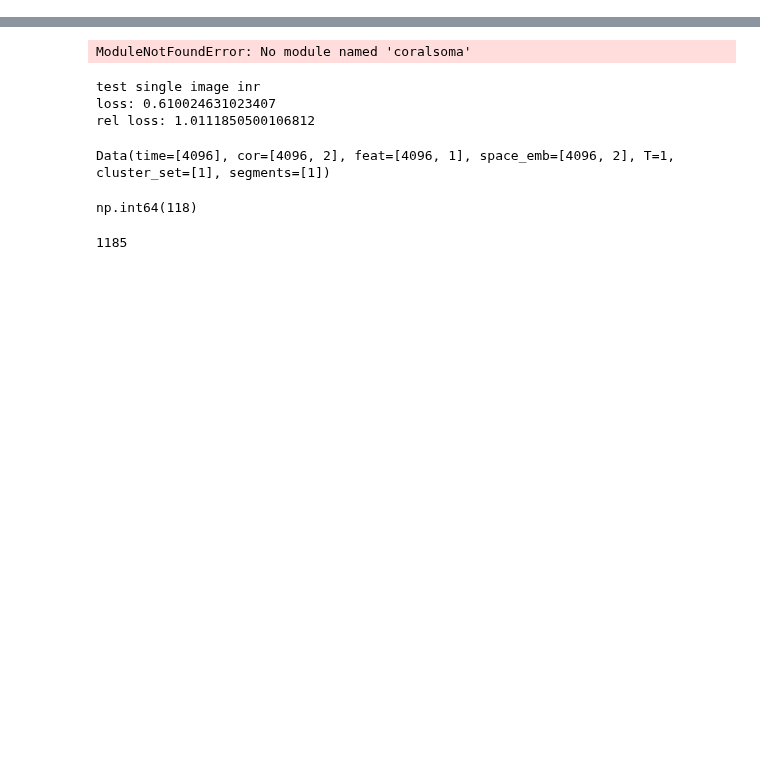
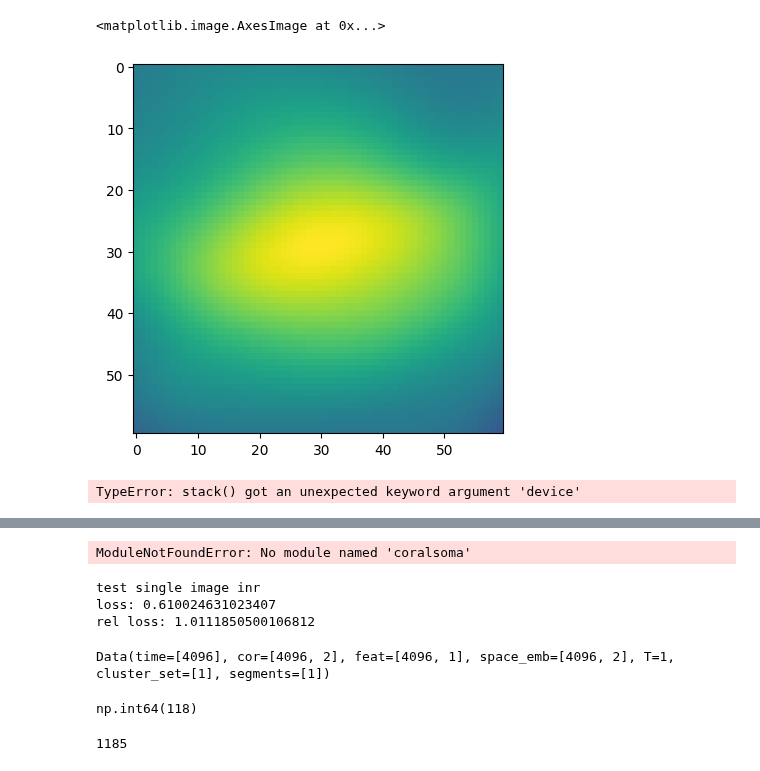
Before and after one commit to guangzhao27/inr_sampling, a Jupyter notebook: inr_sample/Run_Test.ipynb, the cells around one changed output, grey strips where cells are left out. Drawn from its saved outputs; the diff is of its cells as text; code cells hidden in the pictures; blank space fills up the shorter version.

```diff
--- a/inr_sample/Run_Test.ipynb
+++ b/inr_sample/Run_Test.ipynb
@@ -44,0 +192,43 @@ device = torch.device('cuda')
+# %%
+plt.imshow(cor_tensor.cpu().reshape(2*size, 2*size), vmin=0)
+# %% [output]
+<matplotlib.image.AxesImage at 0x...>
+[figure, added]
+# %%
+torch.cuda.empty_cache()
+graph = graph.to(device)
+H = graph.cor.max().item()+1
+
+features = graph.feat.view(H, H, 1)
+coords = graph.space_emb.detach().view(H, H, 2)
+
+rate = 1
+
+center = (341, 341)
+
+features = features[::rate, ::rate]
+coords = coords[::rate, ::rate]
+
+for i in [10]:
+    inr = load_inr(i, model_dir)
+    inr.to(device)
+    reconfeature = inr(coords)
+
+    params = list(inr.parameters())
+    per_pix_losses = loss_function(reconfeature, features)
+
+    all_pix_grads = []
+
+    for i in range(1024//rate):
+        for j in range(1024//rate):
+            loss = per_pix_losses[i, j]
+            point_grad = torch.autograd.grad(
+                loss, params, retain_graph=True, allow_unused=True
+            )
+            grads_all = [g.view(-1) for g in point_grad if g is not None]
+            grad_vec = torch.cat(grads_all)
+            all_pix_grads.append(grad_vec)
+batch_grad = torch.stack(all_pix_grads, device = torch.device('cpu'))
+batch_grad.shape
+# %% [output]
+TypeError: stack() got an unexpected keyword argument 'device'
```
Also changed, not shown: parts of 34 cells of this notebook, 8 other files.
